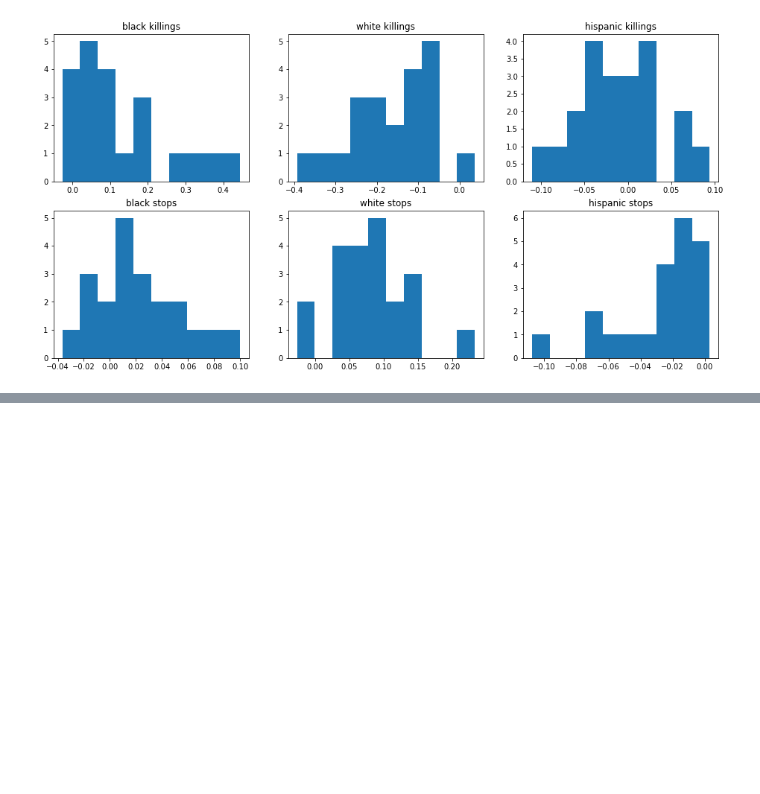
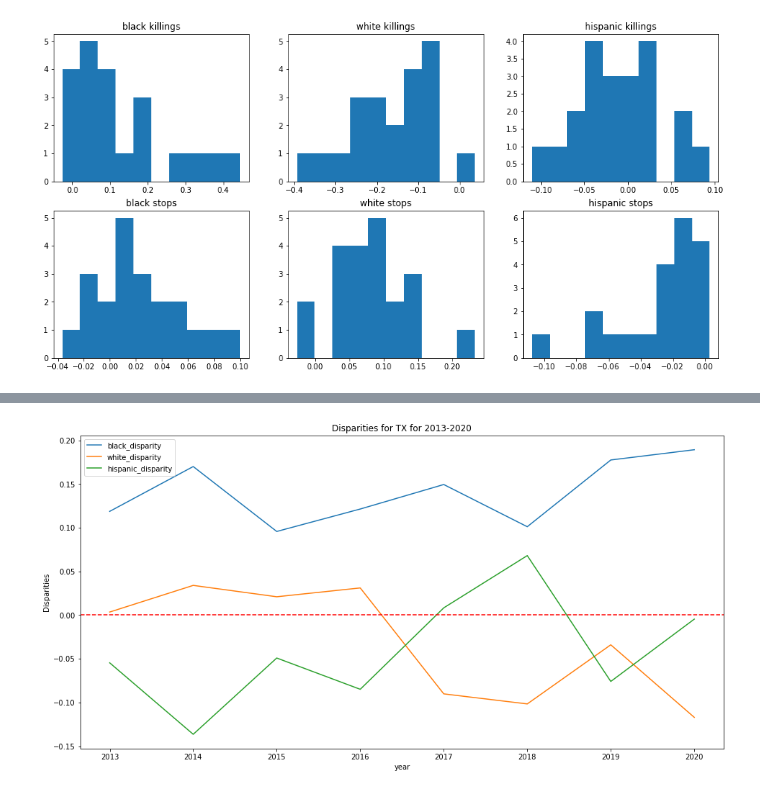
Before and after one commit to epfl-ada/ada-2020-project-milestone-p3-p3_badass, a Jupyter notebook: exploratory.ipynb, the cells around one changed output, grey strips where cells are left out. Cells and saved outputs as stored; diff of their text form; code cells hidden in the pictures; blank space fills up the shorter version.

Commit message:
disparities per state and per year are done

```diff
--- a/exploratory.ipynb
+++ b/exploratory.ipynb
@@ -268,0 +302,10 @@ axs[1][2].hist(disparities["hispanic_disparity_stops"])
+# %%
+def get_disparities_for_year(df, year):
+    df_year = get_df_for_year(set(df.State), year)
+    df_year.rename(columns={"state" : "State"}, inplace=True)
+    df_year = df_year[["State", "Black", "Hispanic", "White"]]
+    df = df.merge(df_year, on="State",suffixes=("", "_victims"))
+    df["black_disparity"] = df["Black_victims"] - df["Black"]
+    df["white_disparity"] = df["White_victims"] - df["White"]
+    df["hispanic_disparity"] = df["Hispanic_victims"] - df["Hispanic"]
+    return df
@@ -268,0 +332,27 @@ axs[1][2].hist(disparities["hispanic_disparity_stops"])
+# %%
+def get_disparities_for_state(df, state):
+    l = []
+    df = df[df["State"] == state]
+    for year in range(2013, 2021):
+        temp = get_disparities_for_year(df, year)
+        l.append(temp[temp["State"] == state])
+    df = pd.concat(l, axis = 0).drop(["State"], axis = 1).reset_index(drop = True)
+    years = pd.DataFrame(list(range(2013, 2021)), columns=['year'])
+    df = pd.concat([df, years], axis = 1)
+
+    fig, ax = plt.subplots()
+    fig.set_size_inches(16, 8)
+
+    df.plot(x = "year", y = "black_disparity", ax = ax)
+    df.plot(x = "year", y = "white_disparity", ax = ax)
+    df.plot(x = "year", y = "hispanic_disparity", ax = ax)
+
+    ax.axhline(y = 0, color = "red", linestyle = "--")
+
+    ax.set_ylabel("Disparities")
+    ax.set_title(f"Disparities for {state} for 2013-2020")
+    return df
+# %%
+df = get_disparities_for_state(disparities[["State", "Black", "Hispanic", "White"]], "TX")
+# %% [output]
+[figure, added]
```
Also changed, not shown: parts of 5 cells of this notebook.
